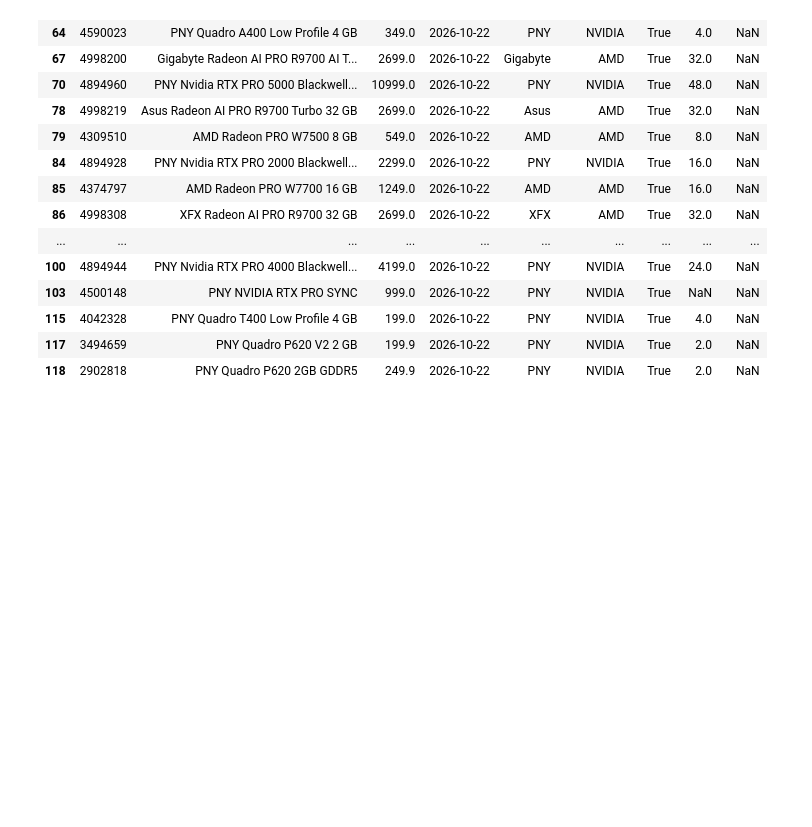
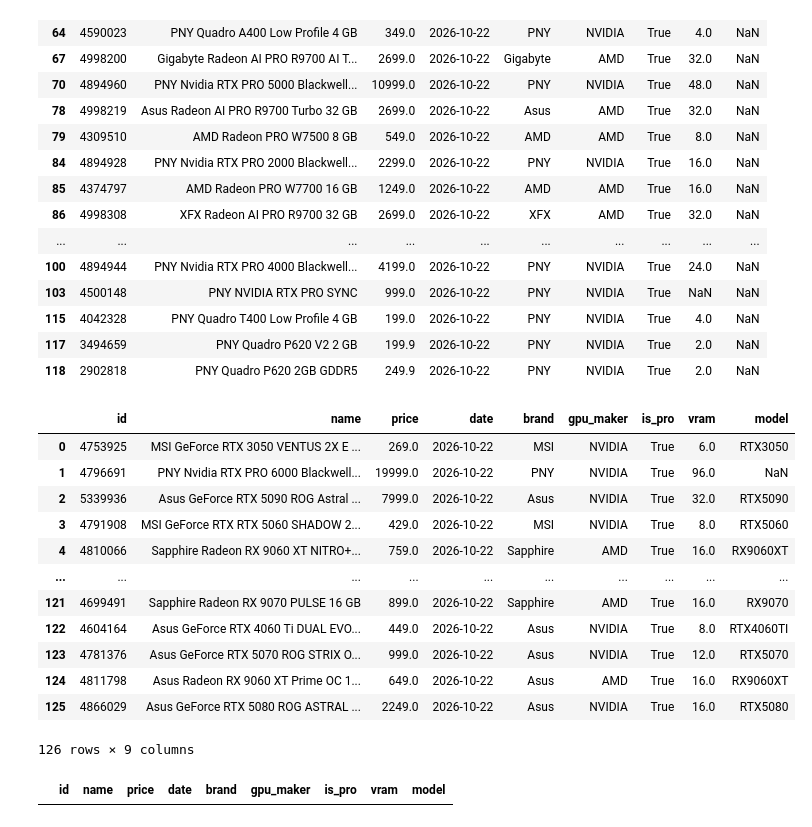
Before and after one commit to odysmpasias/gpu-price-tracker, a Jupyter notebook: notebooks/01_cleaning.ipynb, the cells around one changed output. Saved outputs shown, nothing was run; the diff lists cells and outputs as text; code cells hidden in the pictures; blank space fills up the shorter version.

Commit message:
Add clean_data function and test it on two days

```diff
--- a/notebooks/01_cleaning.ipynb
+++ b/notebooks/01_cleaning.ipynb
@@ -495,3 +493,60 @@ df[df["model"].isna()]
 | 115 | 4042328 | PNY Quadro T400 Low Profile 4 GB | 199.0 | 2026-10-22 | PNY | NVIDIA | True | 4.0 | NaN |
 | 117 | 3494659 | PNY Quadro P620 V2 2 GB | 199.9 | 2026-10-22 | PNY | NVIDIA | True | 2.0 | NaN |
 | 118 | 2902818 | PNY Quadro P620 2GB GDDR5 | 249.9 | 2026-10-22 | PNY | NVIDIA | True | 2.0 | NaN |
+# %%
+def clean_data(df):
+    df = df.copy()
+    df["name"] = df["name"].str.replace("VGA ", "")
+    df["brand"] = df["name"].str.split().str[0]
+
+    amd = df["name"].str.contains("Radeon|AMD", case = False)
+    nvidia = df["name"].str.contains("GeForce|Nvidia|PNY", case = False)
+    intel = df["name"].str.contains("Intel|Arc", case = False)
+
+    df.loc[amd, "gpu_maker"] = "AMD"
+    df.loc[nvidia, "gpu_maker"] = "NVIDIA"
+    df.loc[intel, "gpu_maker"] = "INTEL"
+
+    amd_pro_cards = df["name"].str.contains("Radeon pro|Radeon AI PRO", case = False)
+    nvidia_pro_cards = df["name"].str.contains("Quadro|RTX PRO|", case = False)
+    intel_pro_cards = df["name"].str.contains("Arc Pro", case = False)
+    df["is_pro"] = (amd_pro_cards|nvidia_pro_cards|intel_pro_cards)
+
+    is_id_4699505 = df["id"] == 4699505
+    df.loc[is_id_4699505, "is_pro"] = True
+
+    df["vram"] = df["name"].str.extract(r"(\d+)\s?GB?\b").astype(float)
+
+    is_id_4761812 = df["id"] == 4761812
+    df.loc[is_id_4761812, "vram"] = 16
+
+    df["model"] = df["name"].str.extract(r"(?i)((?:RTX|GTX|GT)\s+\d+(?:\sTi)?)", expand=False).str.upper()
+
+    model_amd = df["name"].str.extract(r"(?i)(RX\s+\d+(?:\s?(?:XT|GRE))?)", expand=False).str.upper()
+    df["model"] = df["model"].fillna(model_amd)
+    model_intel = df["name"].str.extract(r"(?i)(ARC\s+[A-Z]\d+)", expand=False).str.upper()
+    df["model"] = df["model"].fillna(model_intel)
+    df["model"] = df["model"].str.replace(" ", "")
+    return df
+# %%
+raw = pd.read_csv("../data/raw/2026-10-22.csv")
+# %%
+clean_data(raw)
+# %% [output]
+|  | id | name | price | date | brand | gpu_maker | is_pro | vram | model |
+| 0 | 4753925 | MSI GeForce RTX 3050 VENTUS 2X E ... | 269.0 | 2026-10-22 | MSI | NVIDIA | True | 6.0 | RTX3050 |
+| 1 | 4796691 | PNY Nvidia RTX PRO 6000 Blackwell... | 19999.0 | 2026-10-22 | PNY | NVIDIA | True | 96.0 | NaN |
+| 2 | 5339936 | Asus GeForce RTX 5090 ROG Astral ... | 7999.0 | 2026-10-22 | Asus | NVIDIA | True | 32.0 | RTX5090 |
+| 3 | 4791908 | MSI GeForce RTX RTX 5060 SHADOW 2... | 429.0 | 2026-10-22 | MSI | NVIDIA | True | 8.0 | RTX5060 |
+| 4 | 4810066 | Sapphire Radeon RX 9060 XT NITRO+... | 759.0 | 2026-10-22 | Sapphire | AMD | True | 16.0 | RX9060XT |
+| ... | ... | ... | ... | ... | ... | ... | ... | ... | ... |
+| 121 | 4699491 | Sapphire Radeon RX 9070 PULSE 16 GB | 899.0 | 2026-10-22 | Sapphire | AMD | True | 16.0 | RX9070 |
+| 122 | 4604164 | Asus GeForce RTX 4060 Ti DUAL EVO... | 449.0 | 2026-10-22 | Asus | NVIDIA | True | 8.0 | RTX4060TI |
+| 123 | 4781376 | Asus GeForce RTX 5070 ROG STRIX O... | 999.0 | 2026-10-22 | Asus | NVIDIA | True | 12.0 | RTX5070 |
+| 124 | 4811798 | Asus Radeon RX 9060 XT Prime OC 1... | 649.0 | 2026-10-22 | Asus | AMD | True | 16.0 | RX9060XT |
+| 125 | 4866029 | Asus GeForce RTX 5080 ROG ASTRAL ... | 2249.0 | 2026-10-22 | Asus | NVIDIA | True | 16.0 | RTX5080 |
+126 rows × 9 columns
+# %%
+df[(df["model"].isna()) & (~df["is_pro"])]
+# %% [output]
+|  | id | name | price | date | brand | gpu_maker | is_pro | vram | model |
```
Also changed, not shown: parts of 17 cells of this notebook.
